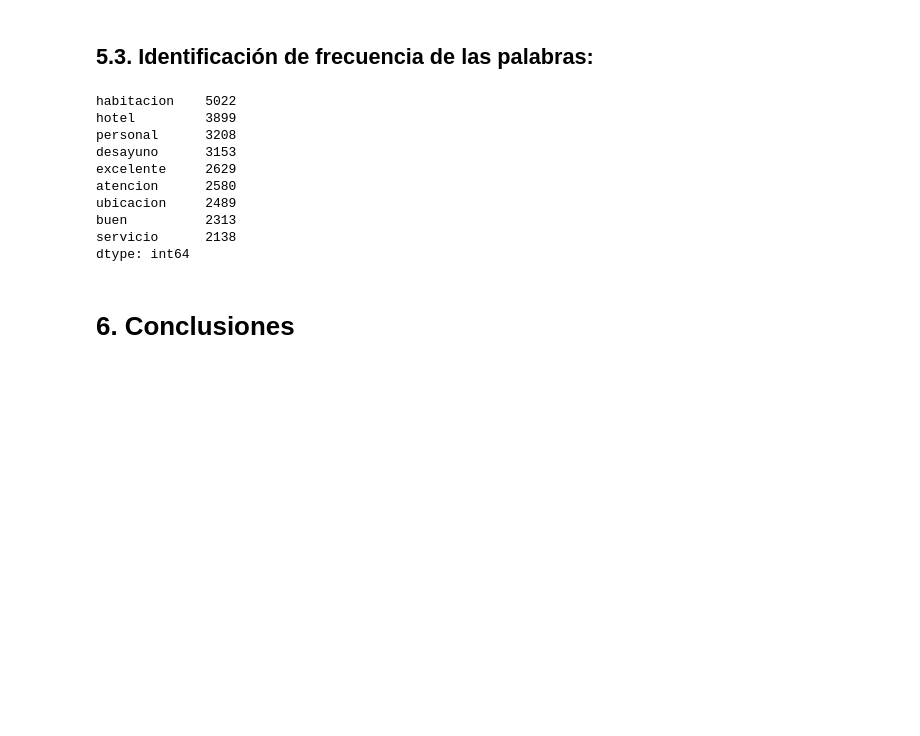
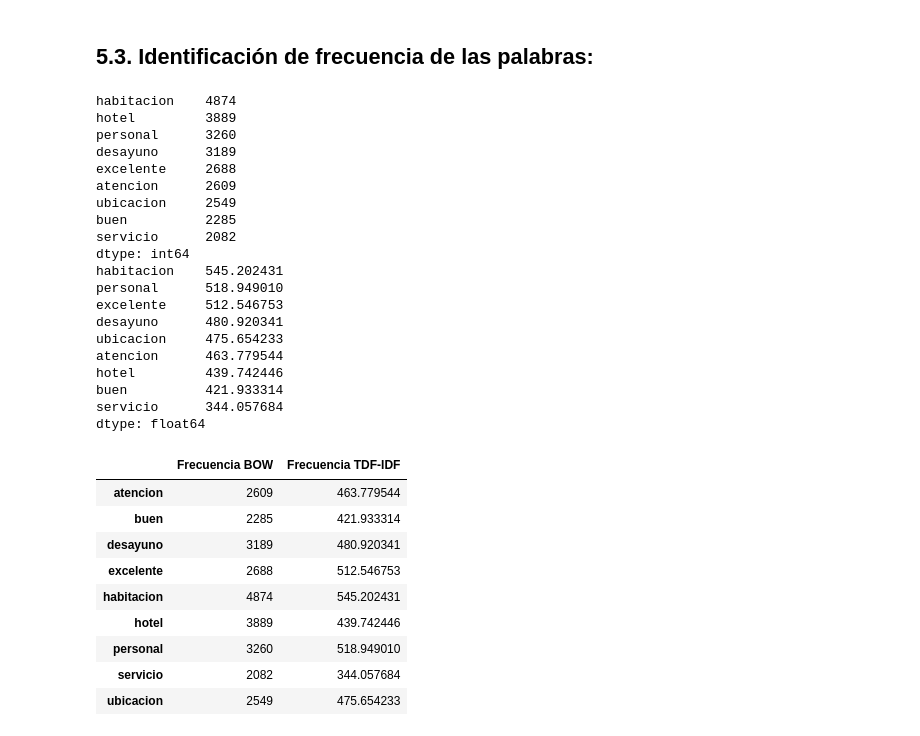
Before and after one commit to Nataliaricotorres/ean_PNL, a Jupyter notebook: ejerciciobookingpln.ipynb, the cells around one changed output. Drawn from its saved outputs; the diff is of its cells as text; code cells hidden in the pictures; blank space fills up the shorter version.

```diff
--- a/ejerciciobookingpln.ipynb
+++ b/ejerciciobookingpln.ipynb
@@ -268,3 +276,7 @@ DF_BookingCol['Sin_Stopwords_Combined'] = DF_BookingCol['Tokens'].apply(
 )
 # %% [output]
 Total stopwords combinadas: 485
+# %%
+import spacy
+!python -m spacy download es_core_news_sm
+nlp = spacy.load('es_core_news_sm')
@@ -403,19 +433,50 @@ print(tfidf_df.head())
 # %% [markdown]
 ## 5.3. Identificación de frecuencia de las palabras:
-# %%
-# Sumar las ocurrencias de cada palabra
-palabra_frecuencias = bow_df.sum().sort_values(ascending=False)
-print(palabra_frecuencias.head(9))  # Top 10 palabras más frecuentes
-# %% [output]
-habitacion    5022
-hotel         3899
-personal      3208
-desayuno      3153
-excelente     2629
-atencion      2580
-ubicacion     2489
-buen          2313
-servicio      2138
-dtype: int64
-# %% [markdown]
-# __6. Conclusiones__
+# %%
+# Sumar las ocurrencias de cada palabra
+palabra_frecuencias_B = bow_df.sum().sort_values(ascending=False)
+print(palabra_frecuencias_B.head(9))  # Top 10 palabras más frecuentes
+
+
+# Sumar las ocurrencias de cada palabra usando TF IDF
+palabra_frecuencias_T = tfidf_df.sum().sort_values(ascending=False)
+print(palabra_frecuencias_T.head(9))  # Top 10 palabras más frecuentes
+
+#Tabla de comparacion de BOW y TDF-IDF las primeras 10 palabras en orden
+resultado_df = pd.DataFrame({
+    'Frecuencia BOW': palabra_frecuencias_B.head(9),
+    'Frecuencia TDF-IDF': palabra_frecuencias_T.head(9)
+})
+
+resultado_df
+# %% [output]
+habitacion    4874
+hotel         3889
+personal      3260
+desayuno      3189
+excelente     2688
+atencion      2609
+ubicacion     2549
+buen          2285
+servicio      2082
+dtype: int64
+habitacion    545.202431
+personal      518.949010
+excelente     512.546753
+desayuno      480.920341
+ubicacion     475.654233
+atencion      463.779544
+hotel         439.742446
+buen          421.933314
+servicio      344.057684
+dtype: float64
+|  | Frecuencia BOW | Frecuencia TDF-IDF |
+| atencion | 2609 | 463.779544 |
+| buen | 2285 | 421.933314 |
+| desayuno | 3189 | 480.920341 |
+| excelente | 2688 | 512.546753 |
+| habitacion | 4874 | 545.202431 |
+| hotel | 3889 | 439.742446 |
+| personal | 3260 | 518.949010 |
+| servicio | 2082 | 344.057684 |
+| ubicacion | 2549 | 475.654233 |
```
Also changed, not shown: parts of 17 cells of this notebook.
